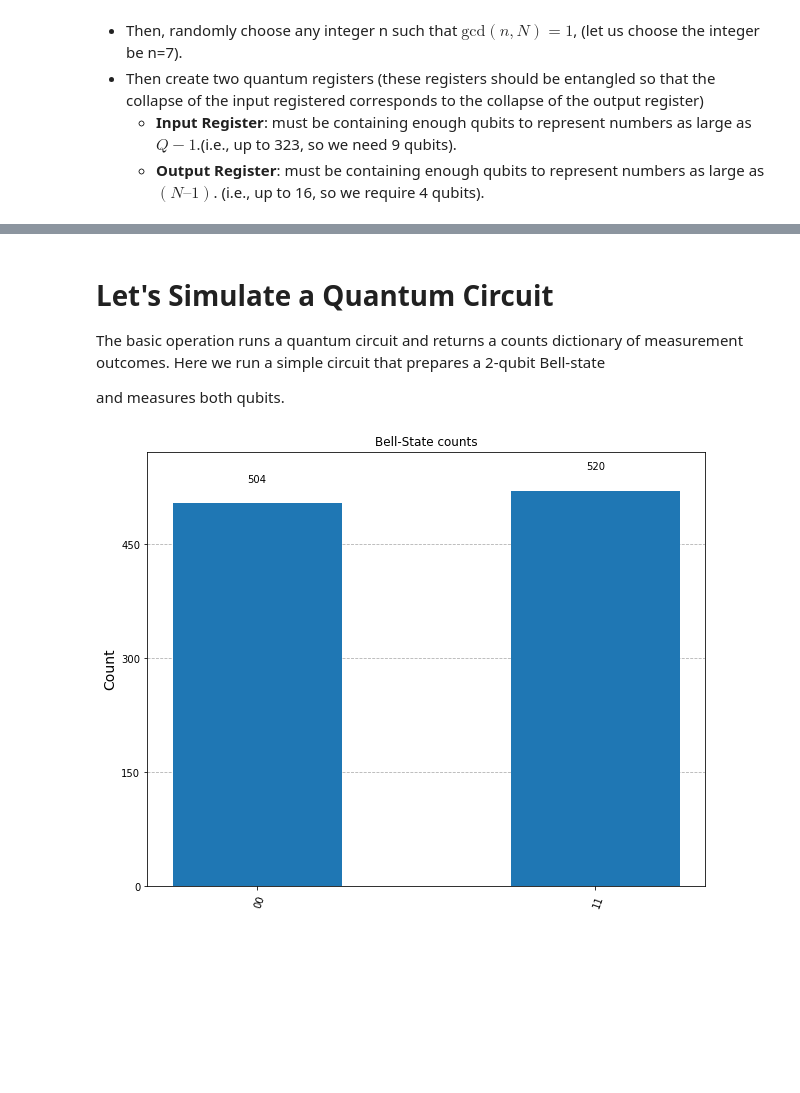
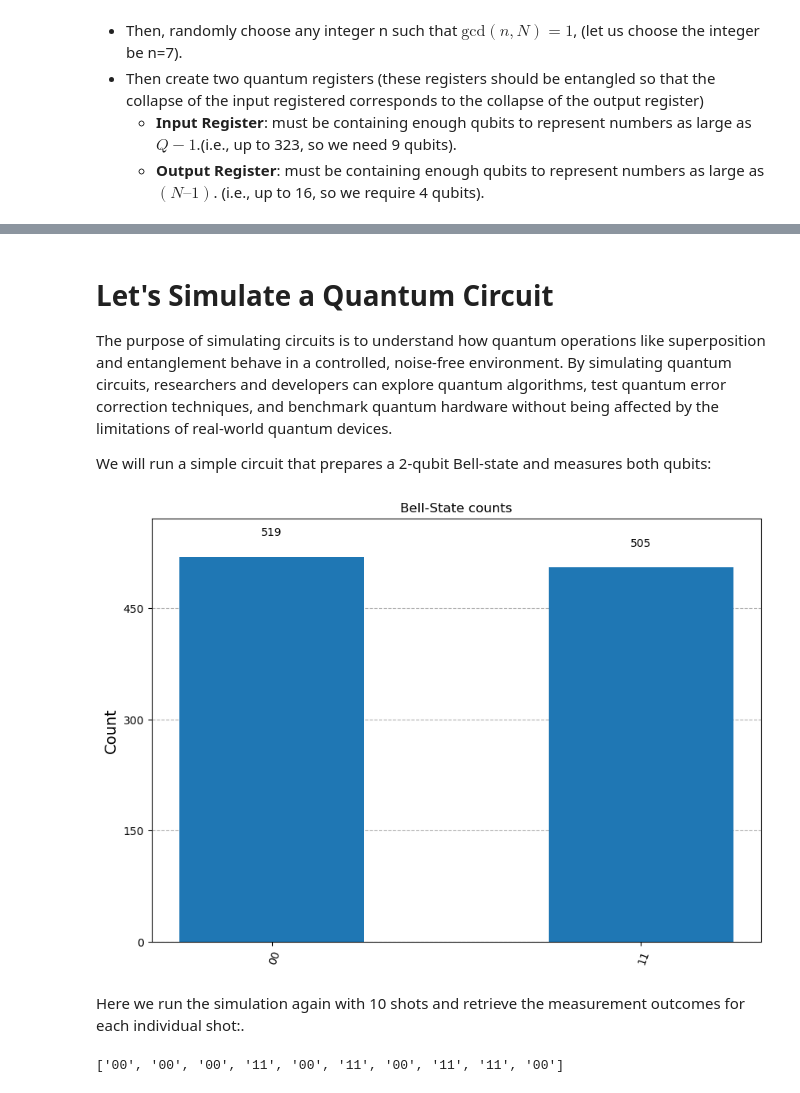
Before and after one commit to GalkaKG/Quantum-Journey, a Jupyter notebook: Quantum Journey.ipynb, the cells around one changed output, grey strips where cells are left out. Saved outputs shown, nothing was run; the diff lists cells and outputs as text; code cells hidden in the pictures; blank space fills up the shorter version.

```diff
--- a/Quantum Journey.ipynb
+++ b/Quantum Journey.ipynb
@@ -201,9 +274,8 @@ Where, $f(y)=1/(Q)^{1/2} \sum_{x=0}^{Q-1}I f(x) I w^{xy}$ and $w = exp(2\pi \ i/
 # %% [markdown]
 # Let's Simulate a Quantum Circuit
 
+The purpose of simulating circuits is to understand how quantum operations like superposition and entanglement behave in a controlled, noise-free environment. By simulating quantum circuits, researchers and developers can explore quantum algorithms, test quantum error correction techniques, and benchmark quantum hardware without being affected by the limitations of real-world quantum devices.
 
-The basic operation runs a quantum circuit and returns a counts dictionary of measurement outcomes. Here we run a simple circuit that prepares a 2-qubit Bell-state
-
- and measures both qubits.
+We will run a simple circuit that prepares a 2-qubit Bell-state and measures both qubits:
 # %%
 simulator = AerSimulator()
@@ -211,18 +283,27 @@ simulator = AerSimulator()
 # %%
 # Create circuit
 circ = QuantumCircuit(2)  # This creates a quantum circuit with 2 qubits.
 circ.h(0)  # Applies a Hadamard gate to qubit 0, putting it into a superposition state.
 circ.cx(0, 1)  # Applies a CNOT gate with qubit 0 as the control and qubit 1 as the target.
 circ.measure_all()  # Measures both qubits.
 
 # Transpile for simulator
 simulator = AerSimulator()  # Initializes the AerSimulator, a simulator backend in Qiskit.
 circ = transpile(circ, simulator)  # Transpiles (or converts) the quantum circuit to be optimized for the simulator backend.
 
 # Run and get counts
 result = simulator.run(circ).result()  #  Executes the transpiled quantum circuit on the simulator and retrieves the result.
 counts = result.get_counts(circ)  # Extracts the measurement results (counts of each outcome) from the simulation result.
 
-plot_histogram(counts, figsize=(10, 8), title='Bell-State counts')  # Plots a histogram of the measurement outcomes
+plot_histogram(counts, figsize=(10, 7), title='Bell-State counts')  # Plots a histogram of the measurement outcomes
 # %% [output]
-[figure, old version]
+[figure, new version]
+# %% [markdown]
+Here we run the simulation again with 10 shots and retrieve the measurement outcomes for each individual shot:.
+# %%
+# Run and get memory
+result = simulator.run(circ, shots=10, memory=True).result()
+memory = result.get_memory(circ)
+print(memory)
+# %% [output]
+['00', '00', '00', '11', '00', '11', '00', '11', '11', '00']
```
Also changed, not shown: parts of 5 cells of this notebook.
